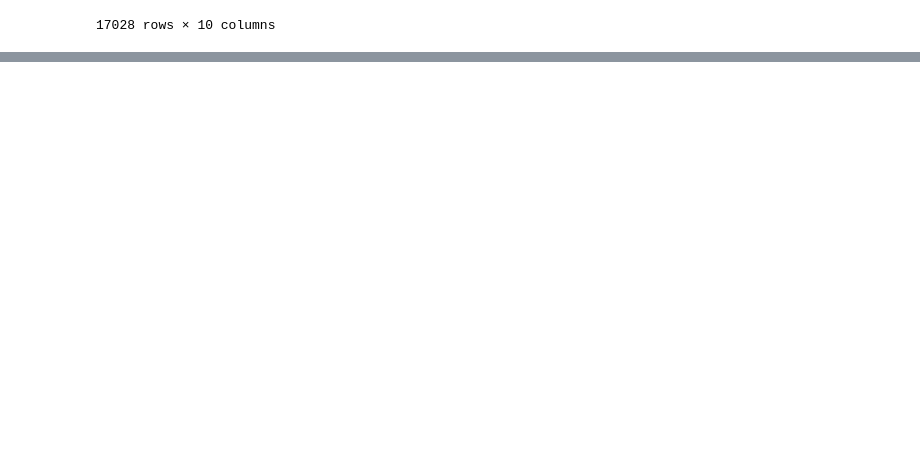
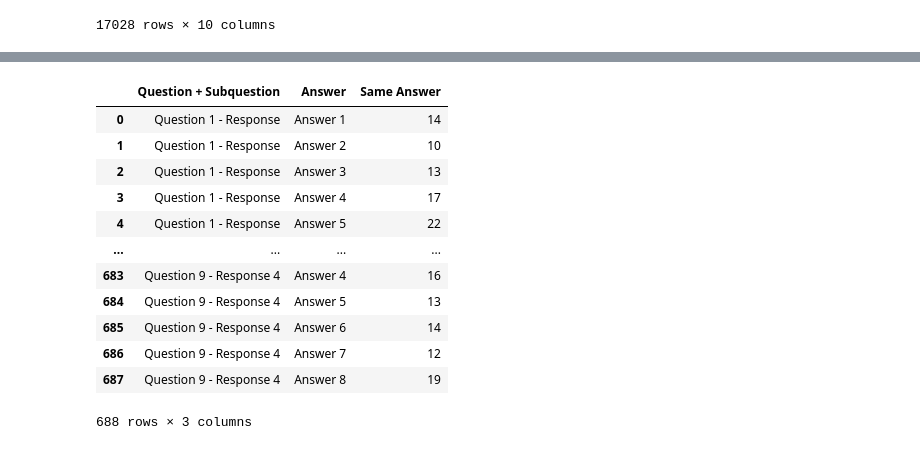
Before and after one commit to paul8618/Python-Data-Transformation, a Jupyter notebook: Script1 - Data_Manipulation.ipynb, the cells around one changed output, grey strips where cells are left out. Cells and saved outputs as stored; diff of their text form; code cells hidden in the pictures; blank space fills up the shorter version.

```diff
--- a/Script1 - Data_Manipulation.ipynb
+++ b/Script1 - Data_Manipulation.ipynb
@@ -138,0 +215,5 @@ dataset_melted
+# %%
+dataset_merged = pd.merge(left=dataset_melted, right=questions, how="left", left_on="Question + Subquestion", right_on="Question + Subquestion ")
+print("Original Data", len(dataset_melted))
+print("Merged Data", len(dataset_merged))
+dataset_merged
@@ -138,0 +236,3 @@ dataset_melted
+# %%
+dataset_merged.drop(columns="Question + Subquestion", inplace=True)
+dataset_merged
@@ -138,0 +318,19 @@ dataset_melted
+# %%
+same_answer = dataset_merged_two#[dataset_merged["Answer"].notna()]
+same_answer = same_answer.groupby(["Question + Subquestion ", "Answer"])["Respondent ID"].nunique().reset_index()
+same_answer.rename(columns={"Respondent ID" : "Same Answer"}, inplace=True)
+same_answer
+# %% [output]
+|  | Question + Subquestion | Answer | Same Answer |
+| 0 | Question 1 - Response | Answer 1 | 14 |
+| 1 | Question 1 - Response | Answer 2 | 10 |
+| 2 | Question 1 - Response | Answer 3 | 13 |
+| 3 | Question 1 - Response | Answer 4 | 17 |
+| 4 | Question 1 - Response | Answer 5 | 22 |
+| ... | ... | ... | ... |
+| 683 | Question 9 - Response 4 | Answer 4 | 16 |
+| 684 | Question 9 - Response 4 | Answer 5 | 13 |
+| 685 | Question 9 - Response 4 | Answer 6 | 14 |
+| 686 | Question 9 - Response 4 | Answer 7 | 12 |
+| 687 | Question 9 - Response 4 | Answer 8 | 19 |
+688 rows × 3 columns
```
Also changed, not shown: parts of 16 cells of this notebook.
